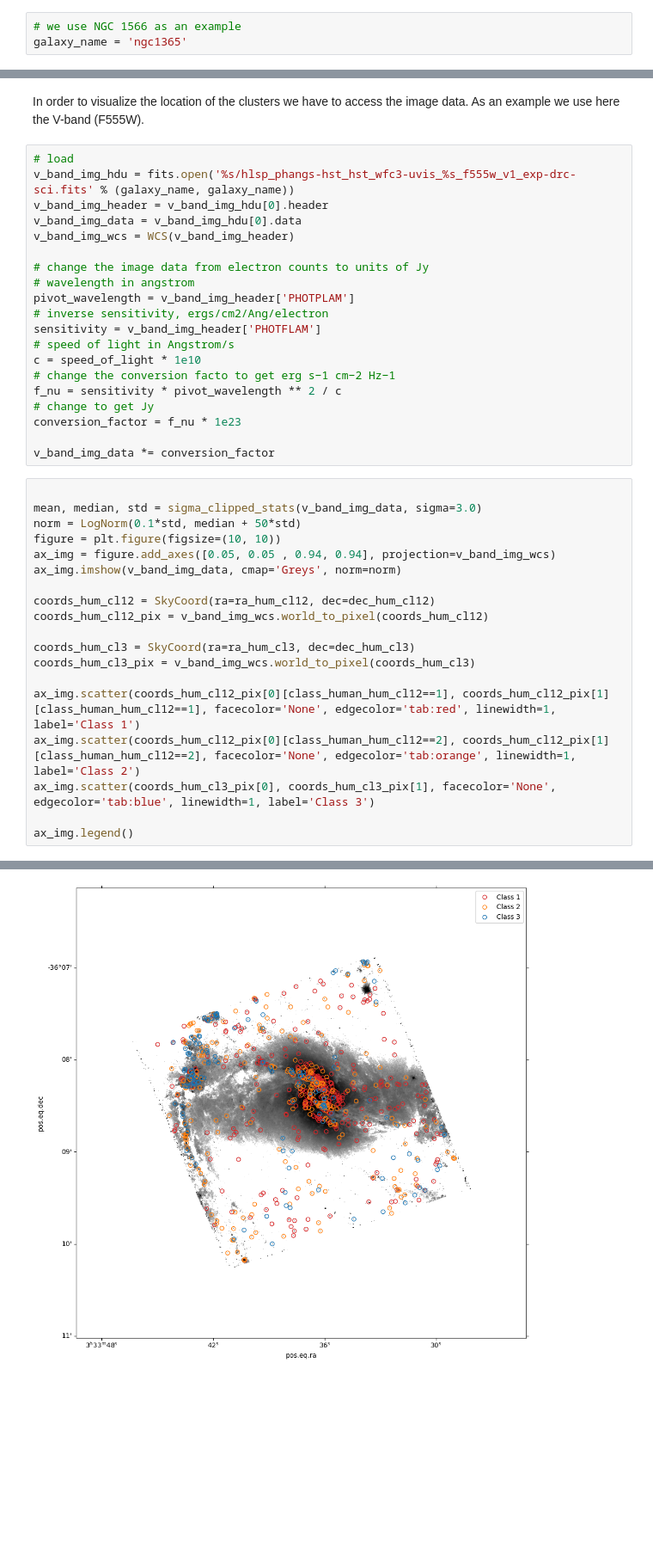
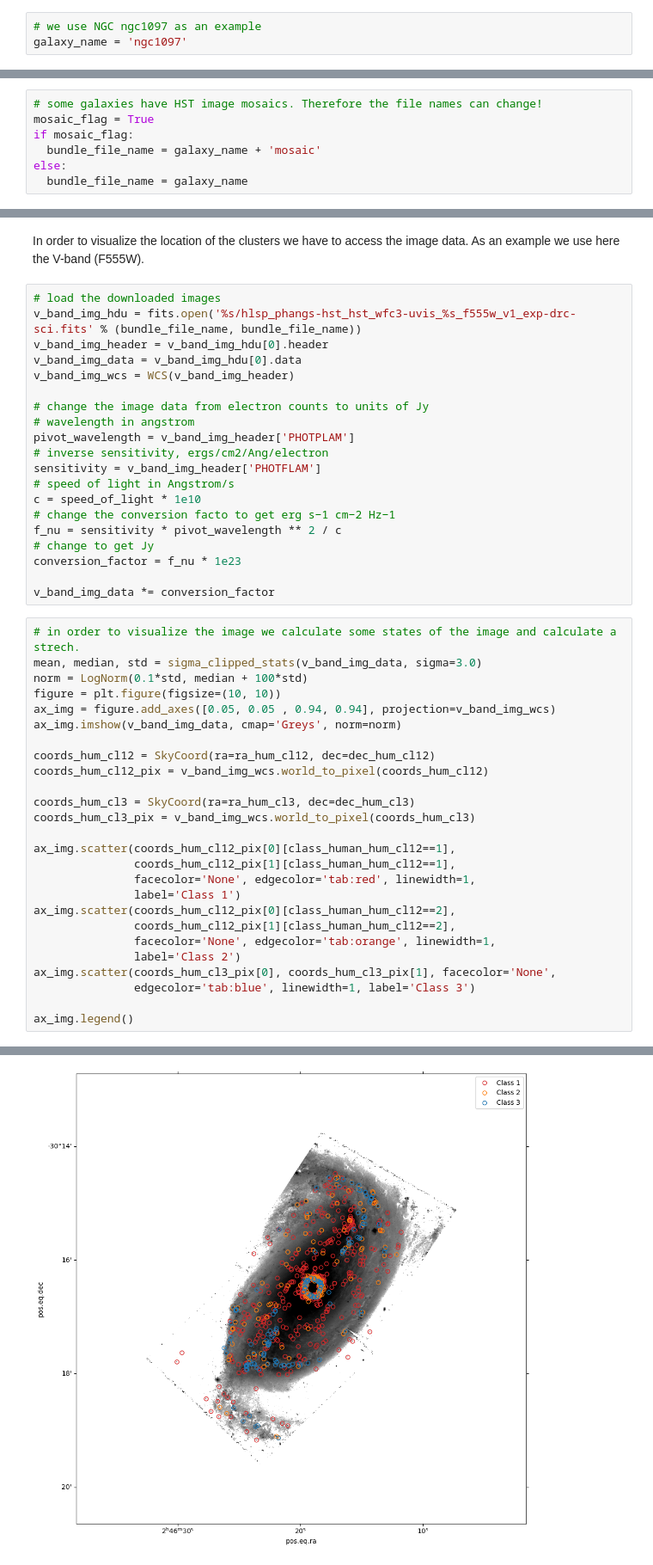
Before and after one commit to DanielMaschmann/PHANGS_HST_star_cluster, a Jupyter notebook: accessing_phangs_hst_cat.ipynb, the cells around one changed output, grey strips where cells are left out. Shown: that part at 86% size. Saved outputs shown, nothing was run; the diff lists cells and outputs as text; blank space fills up the shorter version.

```diff
--- a/accessing_phangs_hst_cat.ipynb
+++ b/accessing_phangs_hst_cat.ipynb
@@ -49,8 +67,8 @@ Requirement already satisfied: packaging>=19.0 in /usr/local/lib/python3.10/dist
 # %% [markdown]
 In this Jupyter Notebook we will demonstrate to access and handle the cluster catalog for the Galaxy NGC 1566
 # %%
-# we use NGC 1566 as an example
-galaxy_name = 'ngc1365'
+# we use NGC ngc1097 as an example
+galaxy_name = 'ngc1097'
 # %% [markdown]
 Download the cluster and compact associataion catalogs and extract them.
 The catalog data release is described here https://archive.stsci.edu/hlsp/phangs/phangs-cat and the list of the data products can be found here: https://archive.stsci.edu/hlsp/phangs.html#hst_image_products_table \
@@ -81 +97,8 @@ Now we do the exact same thing to download the HST data
+# %%
+# some galaxies have HST image mosaics. Therefore the file names can change!
+mosaic_flag = True
+if mosaic_flag:
+  bundle_file_name = galaxy_name + 'mosaic'
+else:
+  bundle_file_name = galaxy_name
 # %%
@@ -152,8 +174,8 @@ color_v_i_hum_cl3 = cat_hum_cl3_table['PHANGS_F555W_VEGA'] - cat_hum_cl3_table['
 # %% [markdown]
 In order to visualize the location of the clusters we have to access the image data. As an example we use here the V-band (F555W).
 # %%
-# load
-v_band_img_hdu = fits.open('%s/hlsp_phangs-hst_hst_wfc3-uvis_%s_f555w_v1_exp-drc-sci.fits' % (galaxy_name, galaxy_name))
+# load the downloaded images
+v_band_img_hdu = fits.open('%s/hlsp_phangs-hst_hst_wfc3-uvis_%s_f555w_v1_exp-drc-sci.fits' % (bundle_file_name, bundle_file_name))
 v_band_img_header = v_band_img_hdu[0].header
 v_band_img_data = v_band_img_hdu[0].data
 v_band_img_wcs = WCS(v_band_img_header)
@@ -172,25 +194,32 @@ conversion_factor = f_nu * 1e23
 
 v_band_img_data *= conversion_factor
 # %%
-
+# in order to visualize the image we calculate some states of the image and calculate a strech.
 mean, median, std = sigma_clipped_stats(v_band_img_data, sigma=3.0)
-norm = LogNorm(0.1*std, median + 50*std)
+norm = LogNorm(0.1*std, median + 100*std)
 figure = plt.figure(figsize=(10, 10))
 ax_img = figure.add_axes([0.05, 0.05 , 0.94, 0.94], projection=v_band_img_wcs)
 ax_img.imshow(v_band_img_data, cmap='Greys', norm=norm)
 
 coords_hum_cl12 = SkyCoord(ra=ra_hum_cl12, dec=dec_hum_cl12)
 coords_hum_cl12_pix = v_band_img_wcs.world_to_pixel(coords_hum_cl12)
 
 coords_hum_cl3 = SkyCoord(ra=ra_hum_cl3, dec=dec_hum_cl3)
 coords_hum_cl3_pix = v_band_img_wcs.world_to_pixel(coords_hum_cl3)
 
-ax_img.scatter(coords_hum_cl12_pix[0][class_human_hum_cl12==1], coords_hum_cl12_pix[1][class_human_hum_cl12==1], facecolor='None', edgecolor='tab:red', linewidth=1, label='Class 1')
-ax_img.scatter(coords_hum_cl12_pix[0][class_human_hum_cl12==2], coords_hum_cl12_pix[1][class_human_hum_cl12==2], facecolor='None', edgecolor='tab:orange', linewidth=1, label='Class 2')
-ax_img.scatter(coords_hum_cl3_pix[0], coords_hum_cl3_pix[1], facecolor='None', edgecolor='tab:blue', linewidth=1, label='Class 3')
+ax_img.scatter(coords_hum_cl12_pix[0][class_human_hum_cl12==1],
+               coords_hum_cl12_pix[1][class_human_hum_cl12==1],
+               facecolor='None', edgecolor='tab:red', linewidth=1,
+               label='Class 1')
+ax_img.scatter(coords_hum_cl12_pix[0][class_human_hum_cl12==2],
+               coords_hum_cl12_pix[1][class_human_hum_cl12==2],
+               facecolor='None', edgecolor='tab:orange', linewidth=1,
+               label='Class 2')
+ax_img.scatter(coords_hum_cl3_pix[0], coords_hum_cl3_pix[1], facecolor='None',
+               edgecolor='tab:blue', linewidth=1, label='Class 3')
 
 ax_img.legend()
 # %% [output]
 <matplotlib.legend.Legend at 0x...>
-[figure, old version]
+[figure, new version]
 # %%
```
Also changed, not shown: parts of 14 cells of this notebook.
